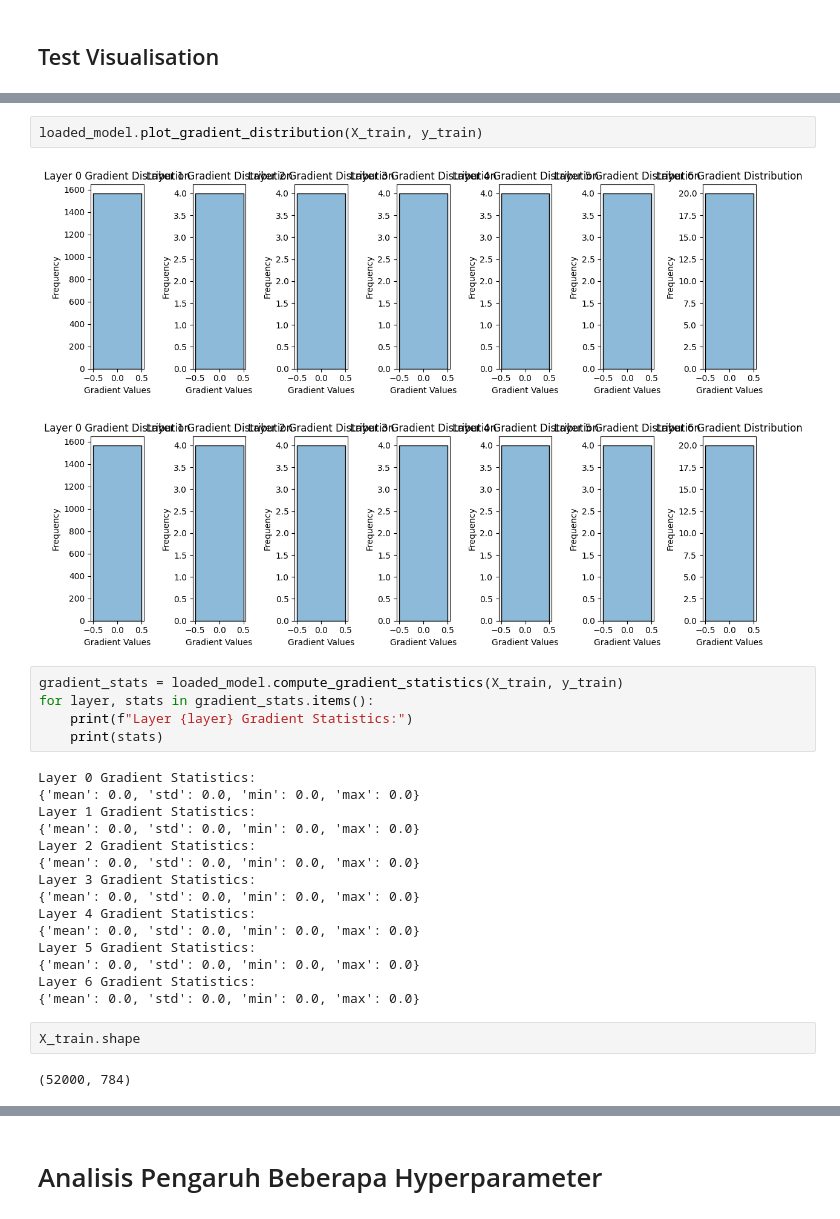
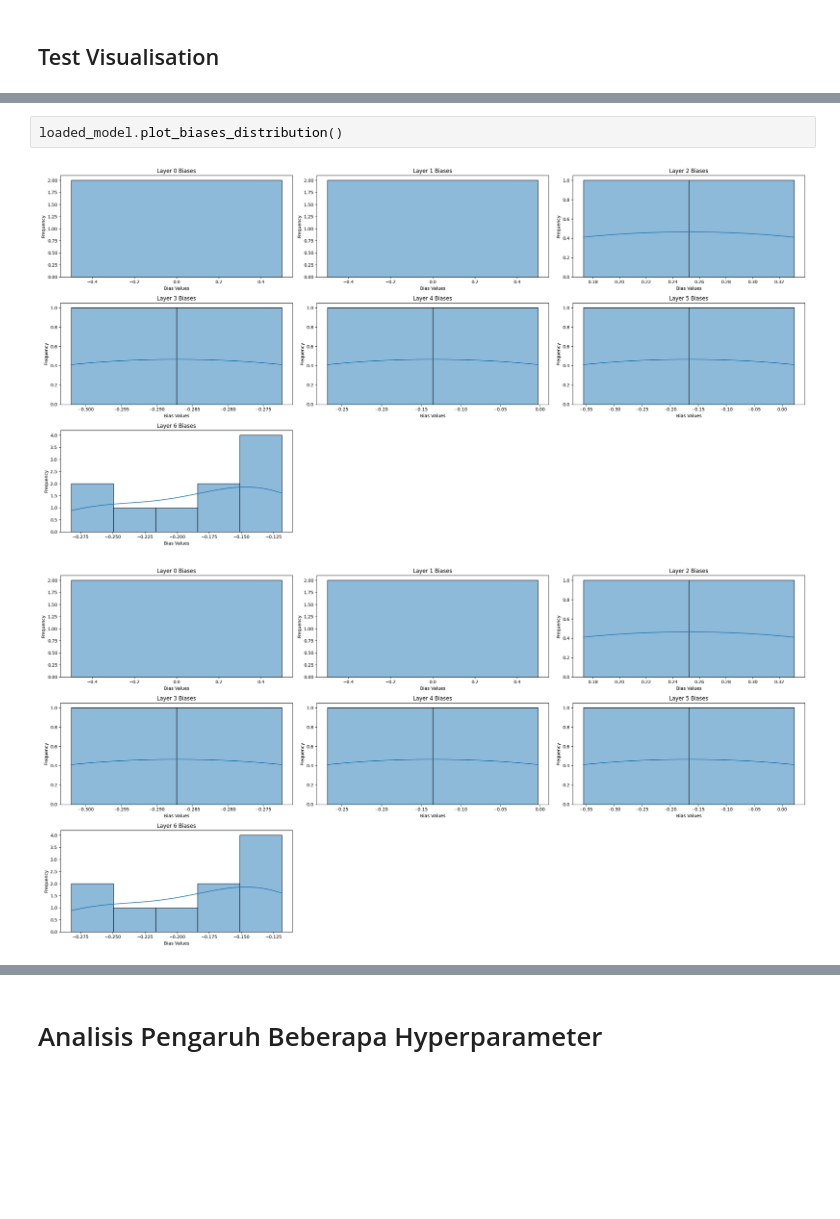
Before and after one commit to evelynnn04/ML-Tubes1-K33, a Jupyter notebook: src/basic/ANN_basic.ipynb, the cells around one changed output, grey strips where cells are left out. Saved outputs shown, nothing was run; the diff lists cells and outputs as text; blank space fills up the shorter version.

```diff
--- a/src/basic/ANN_basic.ipynb
+++ b/src/basic/ANN_basic.ipynb
@@ -661,29 +739,5 @@ loaded_model.plot_weight_distribution(layers_to_plot=[0, 1])
-# %%
-loaded_model.plot_gradient_distribution(X_train, y_train)
-# %% [output]
-[figure, removed]
-[figure, removed]
-# %%
-gradient_stats = loaded_model.compute_gradient_statistics(X_train, y_train)
-for layer, stats in gradient_stats.items():
-    print(f"Layer {layer} Gradient Statistics:")
-    print(stats)
-# %% [output]
-Layer 0 Gradient Statistics:
-{'mean': 0.0, 'std': 0.0, 'min': 0.0, 'max': 0.0}
-Layer 1 Gradient Statistics:
-{'mean': 0.0, 'std': 0.0, 'min': 0.0, 'max': 0.0}
-Layer 2 Gradient Statistics:
-{'mean': 0.0, 'std': 0.0, 'min': 0.0, 'max': 0.0}
-Layer 3 Gradient Statistics:
-{'mean': 0.0, 'std': 0.0, 'min': 0.0, 'max': 0.0}
-Layer 4 Gradient Statistics:
-{'mean': 0.0, 'std': 0.0, 'min': 0.0, 'max': 0.0}
-Layer 5 Gradient Statistics:
-{'mean': 0.0, 'std': 0.0, 'min': 0.0, 'max': 0.0}
-Layer 6 Gradient Statistics:
-{'mean': 0.0, 'std': 0.0, 'min': 0.0, 'max': 0.0}
-# %%
-X_train.shape
-# %% [output]
-(52000, 784)
+# %%
+loaded_model.plot_biases_distribution()
+# %% [output]
+[figure, added]
+[figure, added]
```
Also changed, not shown: parts of 22 cells of this notebook, 2 other files.
